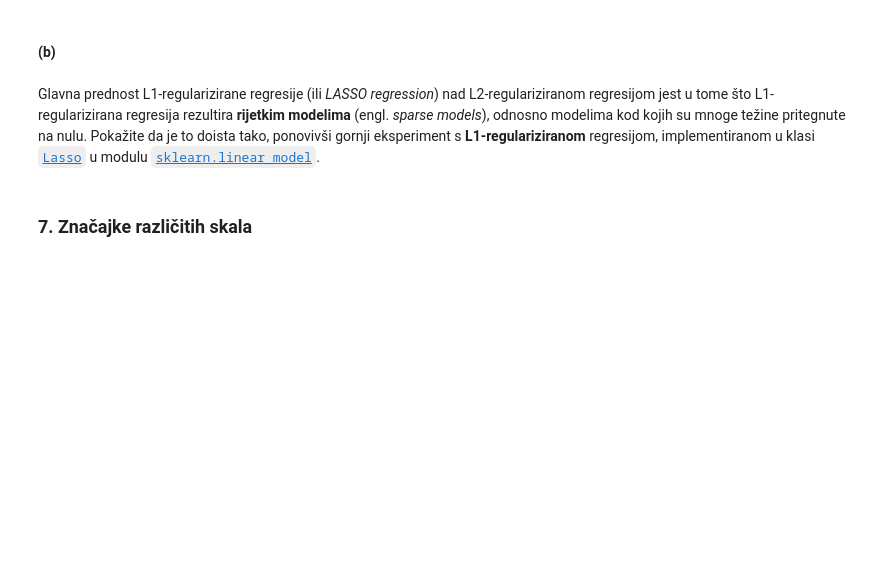
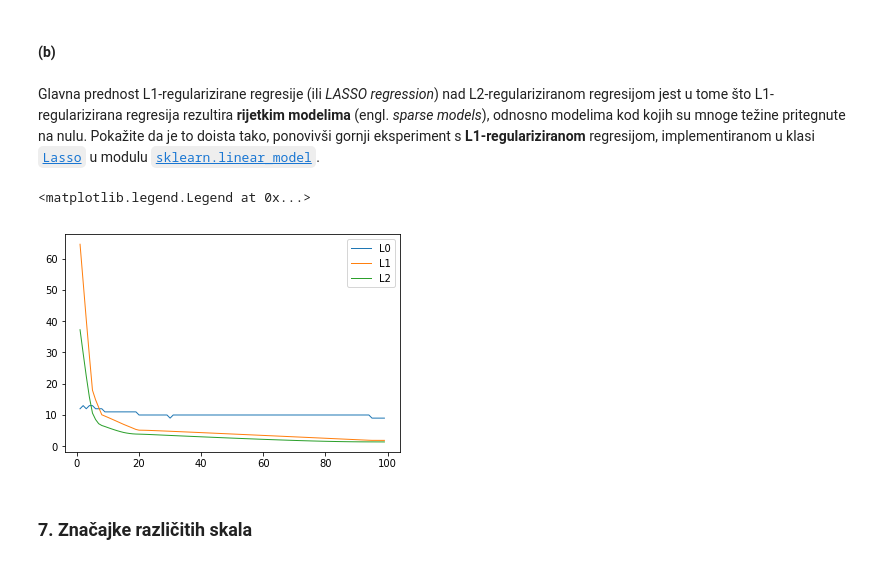
Before and after one commit to kristijanbartol/Machine-Learning, a Jupyter notebook: SU-2017-LAB01-Regresija.ipynb, the cells around one changed output. Cells and saved outputs as stored; diff of their text form; code cells hidden in the pictures; blank space fills up the shorter version.

```diff
--- a/SU-2017-LAB01-Regresija.ipynb
+++ b/SU-2017-LAB01-Regresija.ipynb
@@ -453,6 +453,23 @@ legend(['L0', 'L1', 'L2'], loc = 'best')
 #### (b)
 # %% [markdown]
 Glavna prednost L1-regularizirane regresije (ili *LASSO regression*) nad L2-regulariziranom regresijom jest u tome što L1-regularizirana regresija rezultira **rijetkim modelima** (engl. *sparse models*), odnosno modelima kod kojih su mnoge težine pritegnute na nulu. Pokažite da je to doista tako, ponovivši gornji eksperiment s **L1-regulariziranom** regresijom, implementiranom u klasi  [`Lasso`](http://scikit-learn.org/stable/modules/generated/sklearn.linear_model.Lasso.html) u modulu [`sklearn.linear_model`](http://scikit-learn.org/stable/modules/classes.html#module-sklearn.linear_model).
+# %%
+L0 = []; L1 = []; L2 = []
+
+for lambda_ in lambdas:
+    clf = Lasso(alpha=lambda_, fit_intercept=False)
+    h = clf.fit(X_train_, y_train)
+    w = h.coef_
+
+    L0.append(nonzeroes(w))
+    L1.append(np.sum(abs(w)))
+    L2.append(math.sqrt(np.dot(w.T, w)))
+
+plt.plot(lambdas, L0, lambdas, L1, lambdas, L2, linewidth=1)
+legend(['L0', 'L1', 'L2'], loc = 'best')
+# %% [output]
+<matplotlib.legend.Legend at 0x...>
+[figure, added]
 # %% [markdown]
 ### 7. Značajke različitih skala
 # %% [markdown]
```
Also changed, not shown: parts of 15 cells of this notebook.
